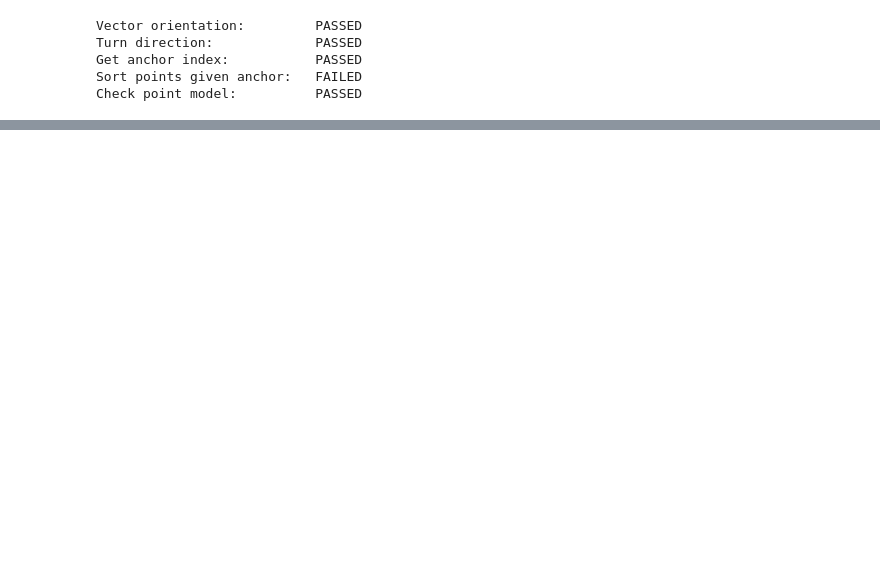
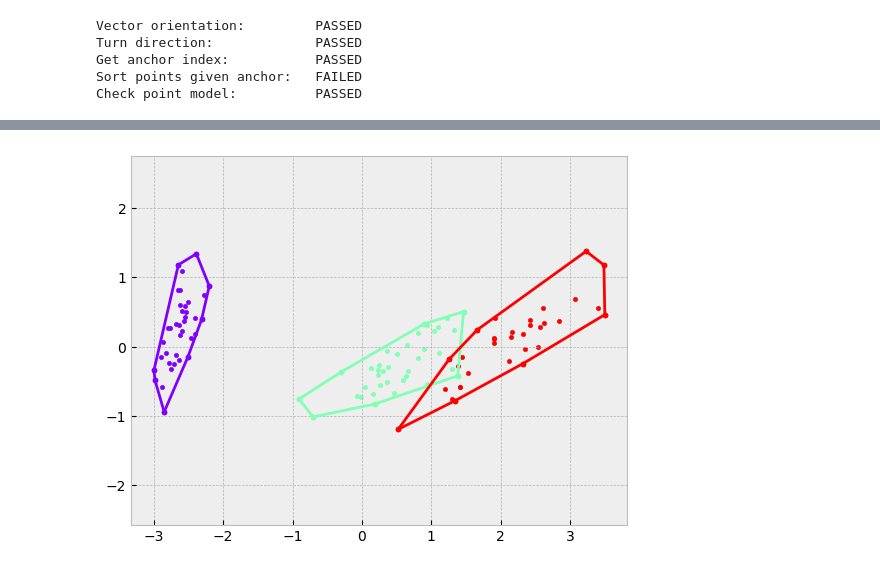
Before and after one commit to probablygab/2d-linear-classifier, a Jupyter notebook: tp1_alg2.ipynb, the cells around one changed output, grey strips where cells are left out. Cells and saved outputs as stored; diff of their text form; code cells hidden in the pictures; blank space fills up the shorter version.

```diff
--- a/tp1_alg2.ipynb
+++ b/tp1_alg2.ipynb
@@ -1085,0 +1053,32 @@ Check point model:          PASSED
+# %%
+
+
+def generateRandom70_30(database, databaseTarget):
+
+    database70 = []
+    database70target = []
+    database30 = []
+    database30target = []
+
+    for (i, j) in zip(database, databaseTarget):
+        rand = np.random.randint(0,100)
+        if (rand>=70):
+            database30.append(i)
+            database30target.append(j)
+        else:
+            database70.append(i)
+            database70target.append(j)
+
+    database70 = np.array(database70)
+    database70target = np.array(database70target)
+    database30 = np.array(database30)
+    database30target = np.array(database30target)
+
+    return (database70, database70target, database30, database30target)
+
+d70, d70t, d30, d30t = generateRandom70_30(iris_new, iris.target)
+
+plotConvexHullDatabases(d70t, d70)
+#plotConvexHullDatabases(d30t, d30)
+# %% [output]
+[figure, added]
```
Also changed, not shown: parts of 12 cells of this notebook.
